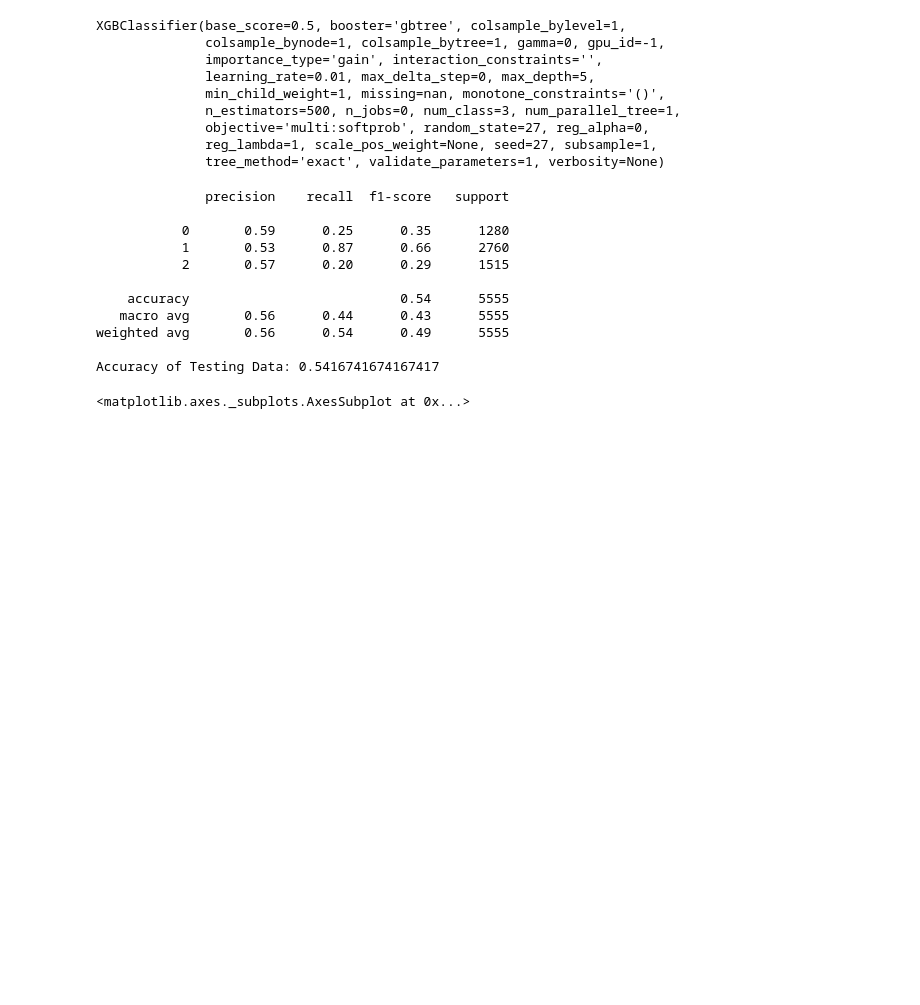
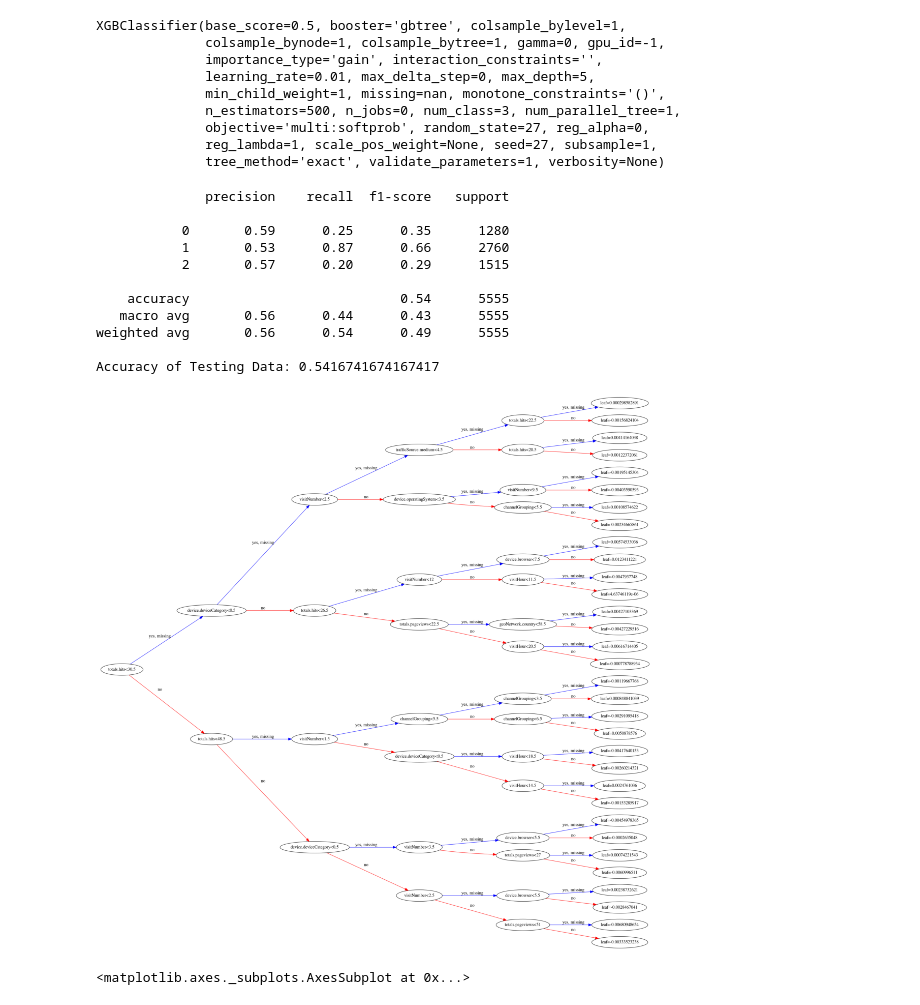
Before and after one commit to HuangChinYen/Project---Google-Analytics-Customer-Revenue, a Jupyter notebook: BigData-0630.ipynb, the cells around one changed output. Cells and saved outputs as stored; diff of their text form; code cells hidden in the pictures; blank space fills up the shorter version.

```diff
--- a/BigData-0630.ipynb
+++ b/BigData-0630.ipynb
@@ -1129,9 +1129,11 @@ Accuracy of Testing Data: 0.5416741674167417
 # %%
 # conda install python-graphviz
 # %%
-# # Plot Tree
-# plot_tree(xgb_model, num_trees=5, rankdir='LR')
-# plt.show()
+# Plot Tree
+plot_tree(xgb_model, num_trees=5, rankdir='LR')
+plt.show()
+# %% [output]
+[figure, added]
 # %%
 # Plot Feature Importance
 plt.rcParams["figure.figsize"] = (29, 20)
```
